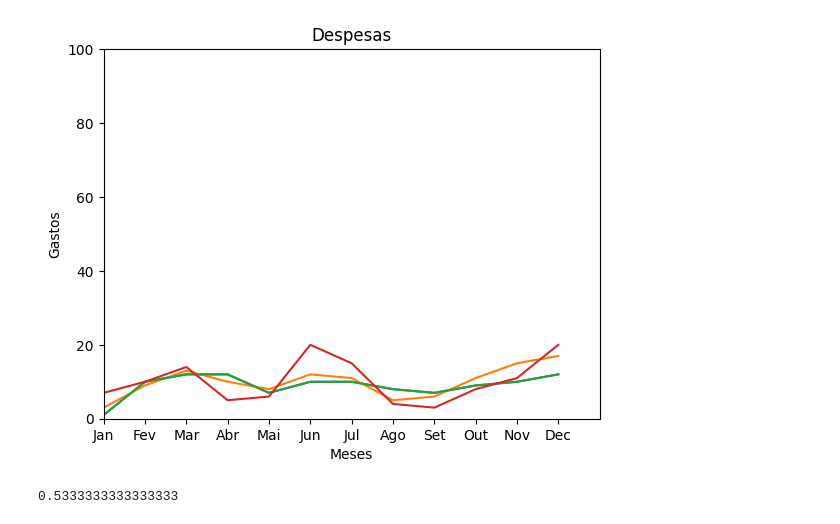
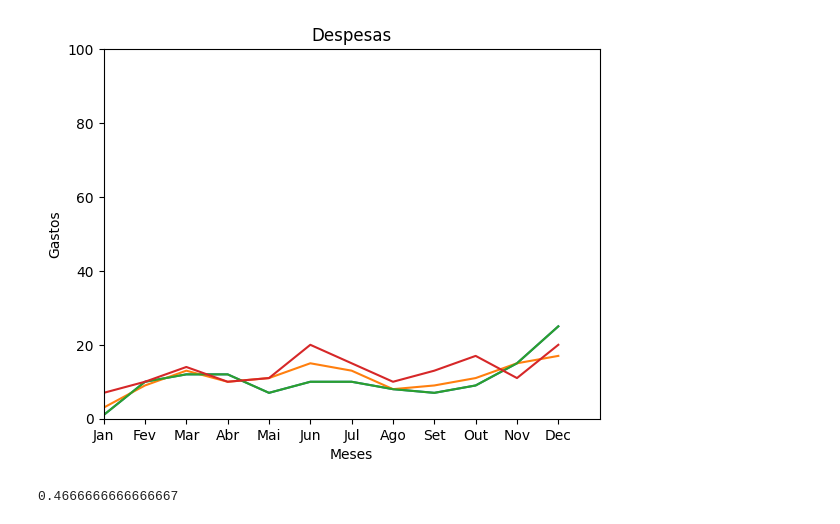
Before and after one commit to npereira89/learn_python, a Jupyter notebook: HelloWorld.ipynb, the cells around one changed output. Drawn from its saved outputs; the diff is of its cells as text; code cells hidden in the pictures.

```diff
--- a/HelloWorld.ipynb
+++ b/HelloWorld.ipynb
@@ -64,27 +64,27 @@ wb.close()
 # %%
 import matplotlib.pyplot as plt
 
 plt.axis((0, 12, 0, 100))
 
 x = ['Jan','Fev', 'Mar', 'Abr', 'Mai', 'Jun', 'Jul', 'Ago', 'Set','Out','Nov','Dec']
-y = [1, 10, 12, 12, 7, 10, 10, 8,7,9,10,12]
-gas = [3, 9, 13, 10, 8, 12, 11, 5,6,11,15,17]
-elect = [7, 10, 14, 5, 6, 20, 15, 4, 3, 8, 11,20]
+y = [1, 10, 12, 12, 7, 10, 10, 8,7,9,15,25]
+gas = [3, 9, 13, 10, 11, 15, 13, 8, 9,11,15,17]
+elect = [7, 10, 14, 10, 11, 20, 15, 10, 13, 17, 11,20]
 agua = [17, 15, 14, 5, 10, 13, 16, 18, 20, 22, 25,30]
 
 plt.plot(x, y, gas)  # gráfico de linhas
 plt.plot( x, y, elect)
 # plt.plot( x, y, agua)
 # plt.scatter(x,y)  # gráfico de pontos
 #plt.bar(x,y)  # gráfico de barras
 plt.title("Despesas")
 plt.xlabel("Meses")
 plt.ylabel("Gastos")
 
 # Showing plot
 plt.show()
 # %% [output]
-[figure, old version]
+[figure, new version]
 # %%
 import pandas as pd
 import numpy as np
@@ -98,10 +98,10 @@ df = pd.read_csv('music.csv')
 
 inputs = df.drop(['genre'], axis = 'columns')
 target = df['genre']
-model = DecisionTreeClassifier(random_state=5)
+model = DecisionTreeClassifier()
 
 # getting data using information integer by inputs and targets
-inputs_train, inputs_test, target_train, target_test = train_test_split(inputs, target, test_size = 0.8, stratify=target, random_state=5)
+inputs_train, inputs_test, target_train, target_test = train_test_split(inputs, target, test_size = 0.8)
 
 model.fit(inputs_train, target_train)
 
@@ -111,4 +111,4 @@ predictions = model.predict(inputs_test)
 score = accuracy_score(target_test, predictions)
 score
 # %% [output]
-0.5333333333333333
+0.4666666666666667
```
Also changed, not shown: parts of 5 cells of this notebook.
